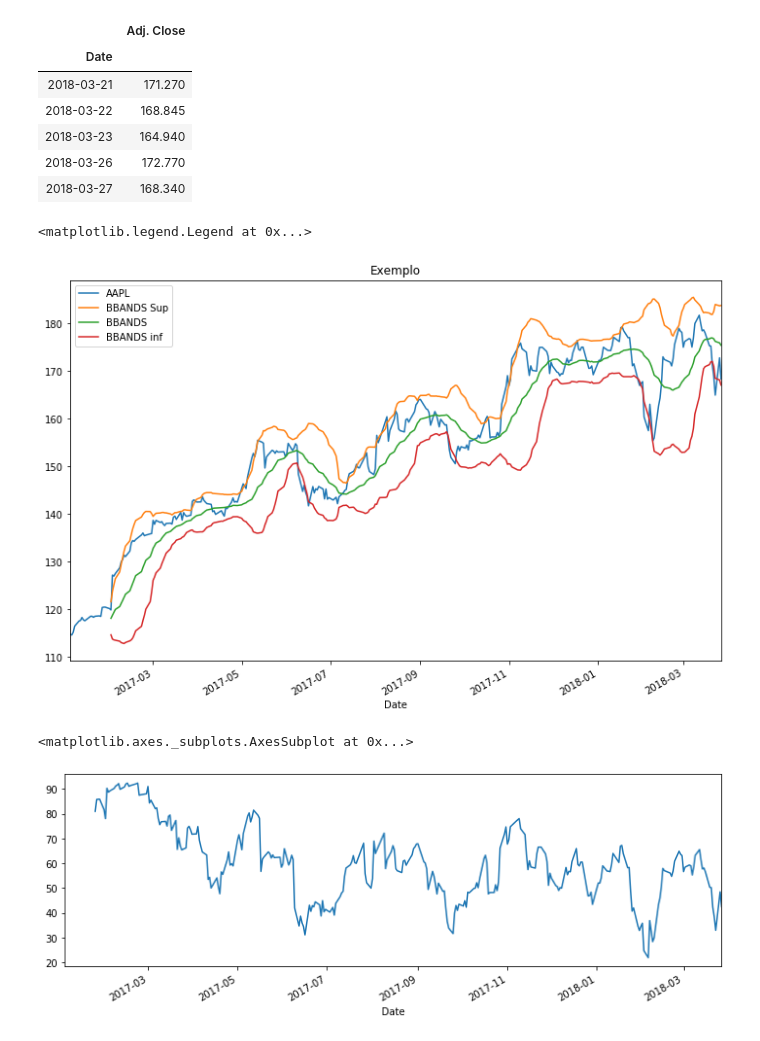
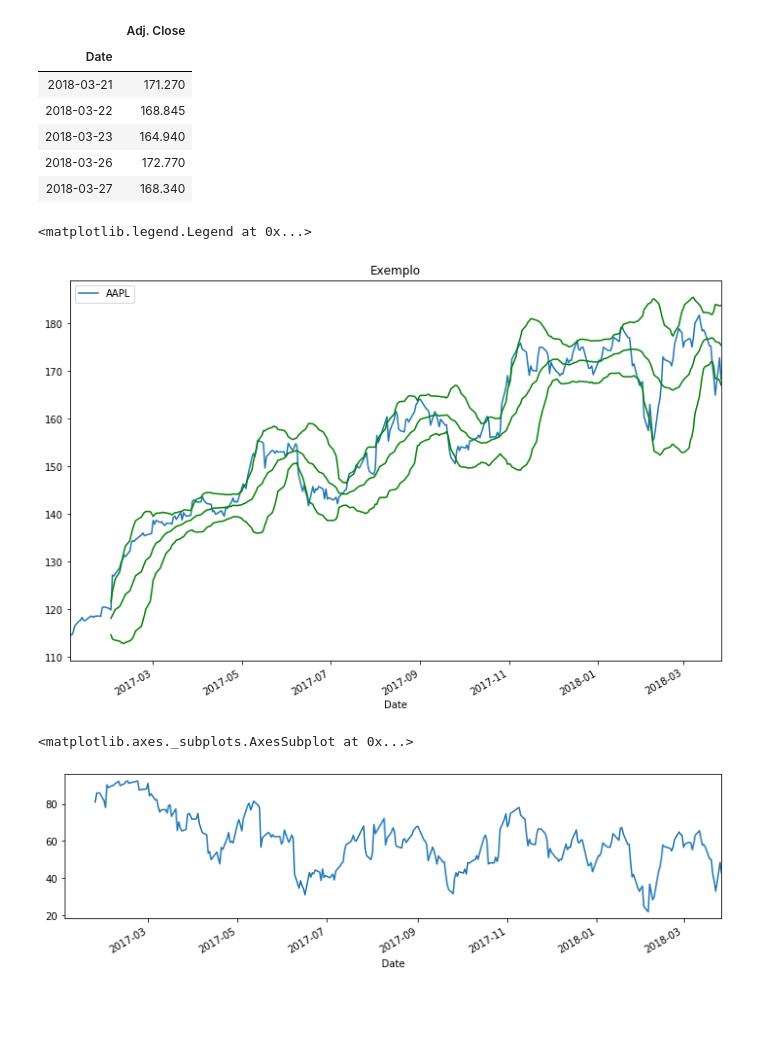
Before and after one commit to Octabank/OpenFinanceLab, a Jupyter notebook: Notebooks/Instalando TA-Lib.ipynb, the cells around one changed output. Saved outputs shown, nothing was run; the diff lists cells and outputs as text; code cells hidden in the pictures; blank space fills up the shorter version.

```diff
--- a/Notebooks/Instalando TA-Lib.ipynb
+++ b/Notebooks/Instalando TA-Lib.ipynb
@@ -36,19 +36,19 @@ preco = aapl['2017-01-01':]['Adj. Close']
 sup, med, inf = ta.BBANDS(preco, timeperiod=20, nbdevup=2, nbdevdn=2, matype=0)
 rsi = ta.RSI(preco, timeperiod=14)
 # %%
-preco.plot(label='AAPL', title='Exemplo', figsize=(12,8))
-sup.plot(label='BBANDS Sup')
-med.plot(label='BBANDS')
-inf.plot(label='BBANDS inf')
-plt.legend()
+preco.plot(title='Exemplo', figsize=(12,8))
+sup.plot(color='green')
+med.plot(color='green')
+inf.plot(color='green')
+plt.legend(['AAPL'])
 # %% [output]
 <matplotlib.legend.Legend at 0x...>
-[figure, old version]
+[figure, new version]
 # %%
-rsi.plot(label='RSI', figsize=(12,4))
+rsi.plot(label='RSI', figsize=(12,3))
 # %% [output]
 <matplotlib.axes._subplots.AxesSubplot at 0x...>
-[figure, old version]
+[figure, new version]
 # %%
 fig, (ax0, ax1) = plt.subplots(2, 1, sharex=True, figsize=(12, 6), gridspec_kw={'height_ratios': [3, 1]})
 
```
Also changed, not shown: parts of 1 cell of this notebook, 1 other file.
